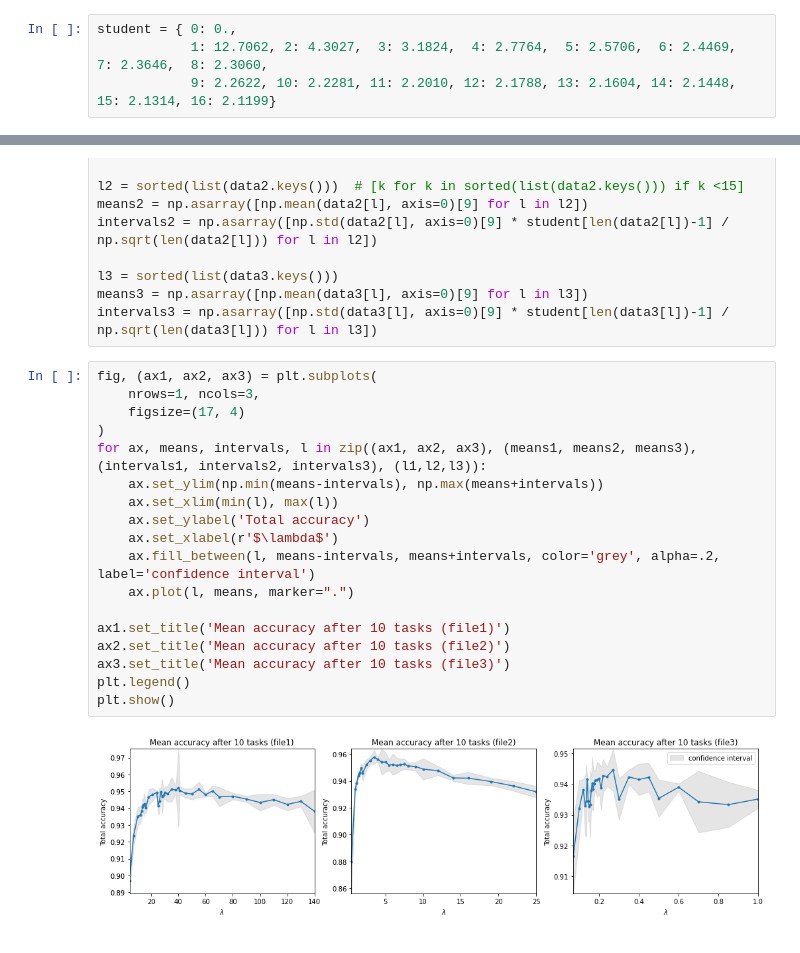
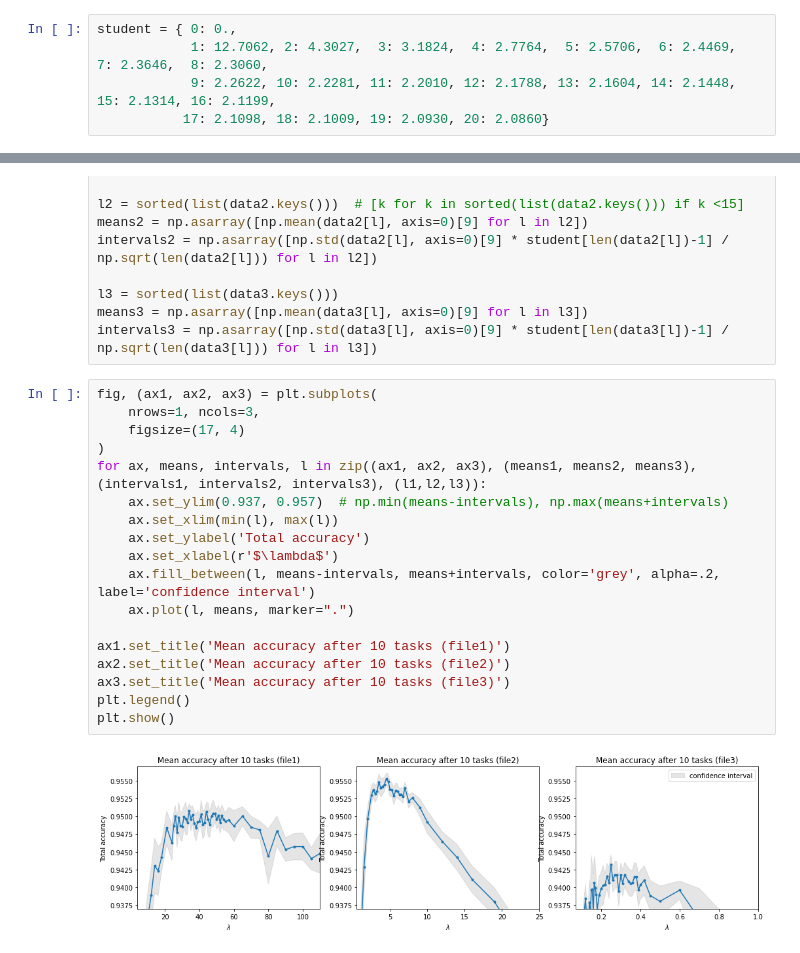
Before and after one commit to aakutalev/ewc-features, a Jupyter notebook: section2/result-plots.ipynb, the cells around one changed output, grey strips where cells are left out. Drawn from its saved outputs; the diff is of its cells as text.

```diff
--- a/section2/result-plots.ipynb
+++ b/section2/result-plots.ipynb
@@ -7,7 +7,8 @@ from matplotlib import cm
 # %%
 student = { 0: 0.,
             1: 12.7062, 2: 4.3027,  3: 3.1824,  4: 2.7764,  5: 2.5706,  6: 2.4469,  7: 2.3646,  8: 2.3060,
-            9: 2.2622, 10: 2.2281, 11: 2.2010, 12: 2.1788, 13: 2.1604, 14: 2.1448, 15: 2.1314, 16: 2.1199}
+            9: 2.2622, 10: 2.2281, 11: 2.2010, 12: 2.1788, 13: 2.1604, 14: 2.1448, 15: 2.1314, 16: 2.1199,
+           17: 2.1098, 18: 2.1009, 19: 2.0930, 20: 2.0860}
 # %% [markdown]
 **1. Построим график средней точности при конкретном значении $\lambda$.**
 # %%
@@ -141,20 +137,20 @@ intervals3 = np.asarray([np.std(data3[l], axis=0)[9] * student[len(data3[l])-1]
 # %%
 fig, (ax1, ax2, ax3) = plt.subplots(
     nrows=1, ncols=3,
     figsize=(17, 4)
 )
 for ax, means, intervals, l in zip((ax1, ax2, ax3), (means1, means2, means3), (intervals1, intervals2, intervals3), (l1,l2,l3)):
-    ax.set_ylim(np.min(means-intervals), np.max(means+intervals))
+    ax.set_ylim(0.937, 0.957)  # np.min(means-intervals), np.max(means+intervals)
     ax.set_xlim(min(l), max(l))
     ax.set_ylabel('Total accuracy')
     ax.set_xlabel(r'$\lambda$')
     ax.fill_between(l, means-intervals, means+intervals, color='grey', alpha=.2, label='confidence interval')
     ax.plot(l, means, marker=".")
 
 ax1.set_title('Mean accuracy after 10 tasks (file1)')
 ax2.set_title('Mean accuracy after 10 tasks (file2)')
 ax3.set_title('Mean accuracy after 10 tasks (file3)')
 plt.legend()
 plt.show()
 # %% [output]
-[figure, old version]
+[figure, new version]
```
Also changed, not shown: parts of 5 cells of this notebook, 10 other files.
